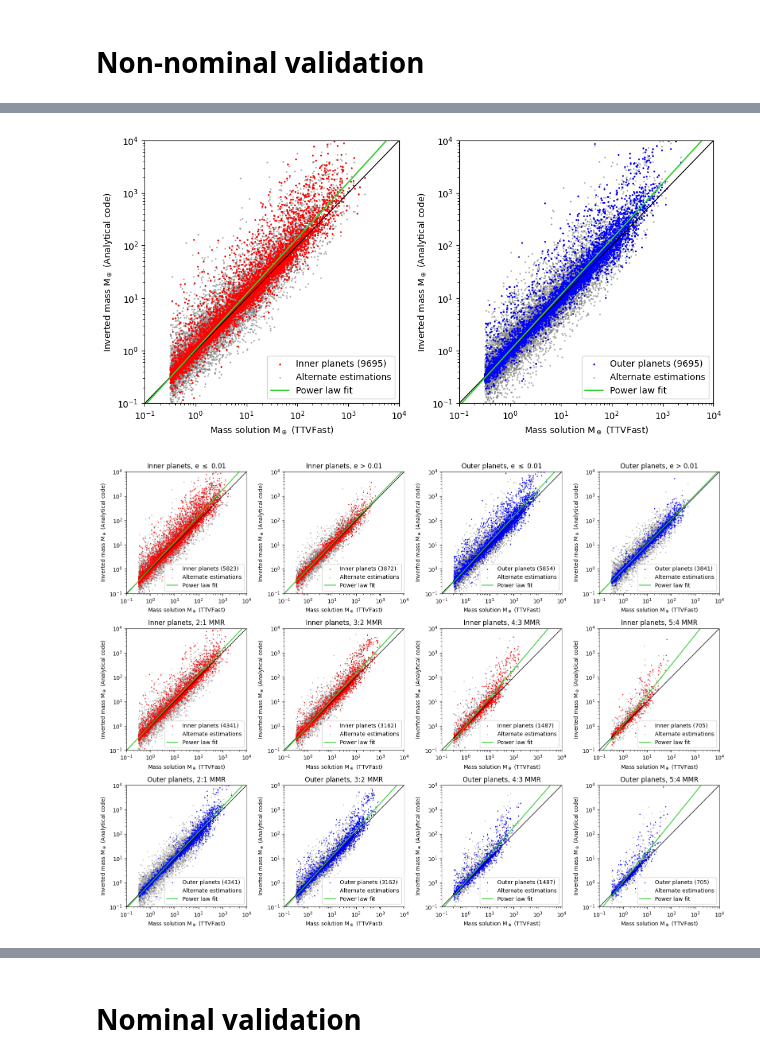
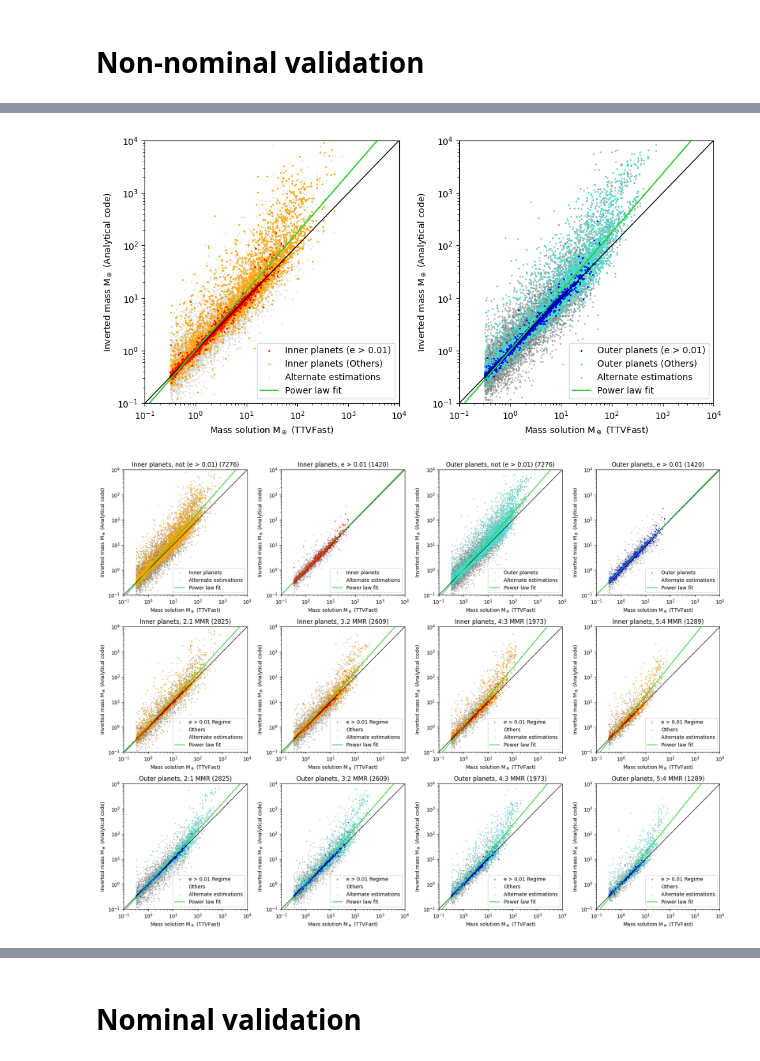
Before and after one commit to chatdanai-s/NATSUME, a Jupyter notebook: validation/1st_order_TTVFast/code_invert.ipynb, the cells around one changed output, grey strips where cells are left out. Cells and saved outputs as stored; diff of their text form; code cells hidden in the pictures.

Commit message:
Check valid regimes for all MMR

```diff
--- a/validation/1st_order_TTVFast/code_invert.ipynb
+++ b/validation/1st_order_TTVFast/code_invert.ipynb
@@ -306,57 +306,75 @@ maxval = 1e+4
 linelim = np.array([minval, maxval])
 scatterCount = len(compare['m1'])
 
+ethres = 0.01
+highe = (compare.e1 > ethres) & (compare.e2 > ethres); lowe = ~highe
+
 # Inner planets
 m1 = compare['m1']
 m1_good = compare['m_calc_in']
 m1_bad = compare['m_bad_in']
 k1, c1 = getLineFit(np.log10(m1_good), np.log10(m1))
 
-ax[0].scatter(m1, m1_good, s=s, color='red', label=f'Inner planets ({scatterCount})', zorder=0)
-ax[0].scatter(m1, m1_bad, s=s, color='grey', label='Alternate estimations', zorder=-1, alpha=0.5)
+ax[0].scatter(m1[highe], m1_good[highe], s=s, color='red', label=f'Inner planets (e > 0.01)', zorder=1)
+ax[0].scatter(m1[lowe], m1_good[lowe], s=s, color='orange', label=f'Inner planets (Others)', zorder=0)
+ax[0].scatter(m1, m1_bad, s=s, color='lightgrey', label='Alternate estimations', zorder=-1, alpha=0.5)
 ax[0].plot(linelim, linelim, color='black', lw=1, zorder=1)
 ax[0].plot(linelim, 10**c1 * linelim**k1, color='limegreen', label=f'Power law fit')
 ax[0].set_xscale('log'); ax[0].set_yscale('log')
 ax[0].set_xlim(minval, maxval); ax[0].set_ylim(minval, maxval)
 ax[0].set_xlabel('Mass solution M$_\oplus$ (TTVFast)')
 ax[0].set_ylabel('Inverted mass M$_\oplus$ (Analytical code)')
 ax[0].legend(loc='lower right')
 
 # Outer planets
 m2 = compare['m2']
 m2_good = compare['m_calc_out']
 m2_bad = compare['m_bad_out']
 k2, c2 = getLineFit(np.log10(m2_good), np.log10(m2))
 
-ax[1].scatter(m2, m2_good, s=s, color='blue', label=f'Outer planets ({scatterCount})', zorder=0)
+ax[1].scatter(m2[highe], m2_good[highe], s=s, color='blue', label=f'Outer planets (e > 0.01)', zorder=1)
+ax[1].scatter(m2[lowe], m2_good[lowe], s=s, color='turquoise', label=f'Outer planets (Others)', zorder=0)
 ax[1].scatter(m2, m2_bad, s=s, color='grey', label='Alternate estimations', zorder=-1, alpha=0.5)
 ax[1].plot(linelim, linelim, color='black', lw=1, zorder=1)
 ax[1].plot(linelim, 10**c2 * linelim**k2, color='limegreen', label=f'Power law fit')
 ax[1].set_xscale('log'); ax[1].set_yscale('log')
 ax[1].set_xlim(minval, maxval); ax[1].set_ylim(minval, maxval)
 ax[1].set_xlabel('Mass solution M$_\oplus$ (TTVFast)')
 ax[1].set_ylabel('Inverted mass M$_\oplus$ (Analytical code)')
 ax[1].legend(loc='lower right')
 
 fig.tight_layout()
 plt.show()
 # %% [output]
-[figure, old version]
+[figure, new version]
 # %%
 # Divide up by eccentricity and MMR
 # Graph compare N-body outputs
-fig, ax = plt.subplots(3, 4, figsize=(16, 12))
+fig, ax = plt.subplots(3, 4, figsize=(16*1.1, 12*1.1))
 
-def plotMassEstimation(posTuple, x, ygood, ybad, color, innerouterStr, mask, regimeName):
+def plotMassEstimation(posTuple, x, ygood, ybad, color, innerouterStr, mask, regimeName, mode='eccentricity'):
     s = 1
     minval = 1e-1
     maxval = 1e+4
     linelim = np.array([minval, maxval])
     scatterCount = len(x[mask])
-
     k, c = getLineFit(np.log10(ygood[mask]), np.log10(x[mask]))
 
-    ax[posTuple].scatter(x[mask], ygood[mask], s=s, color=color, label=f'{innerouterStr} planets ({scatterCount})', zorder=0)
+
+    if mode == 'eccentricity':
+        ax[posTuple].scatter(x[mask], ygood[mask], s=s, color=color, label=f'{innerouterStr} planets', zorder=0)
+    elif mode == 'MMR':
+        ethres = 0.01
+        highe = (compare.e1 > ethres) & (compare.e2 > ethres); lowe = ~highe
+
+        if color == 'red':
+            altcolor = 'orange'
+        elif color == 'blue':
+            altcolor = 'turquoise'
+
+        ax[posTuple].scatter(x[mask & highe], ygood[mask & highe], s=s, color=color, label=f'e > 0.01 Regime', zorder=1)
+        ax[posTuple].scatter(x[mask & lowe], ygood[mask & lowe], s=s, color=altcolor, label=f'Others', zorder=0)
+
     ax[posTuple].scatter(x[mask], ybad[mask], s=s, color='grey', label='Alternate estimations', zorder=-1, alpha=0.5)
     ax[posTuple].plot(linelim, linelim, color='black', lw=1, zorder=1)
     ax[posTuple].plot(linelim, 10**c * linelim**k, color='limegreen', label=f'Power law fit')
@@ -365,39 +383,38 @@ def plotMassEstimation(posTuple, x, ygood, ybad, color, innerouterStr, mask, reg
     ax[posTuple].set_xlabel('Mass solution M$_\oplus$ (TTVFast)')
     ax[posTuple].set_ylabel('Inverted mass M$_\oplus$ (Analytical code)')
     ax[posTuple].legend(loc='lower right')
-    ax[posTuple].set_title(f'{innerouterStr} planets, {regimeName}')
+    ax[posTuple].set_title(f'{innerouterStr} planets, {regimeName} ({scatterCount})')
 
 def plotMassWithRegimes(df):
     # Regime definitions
     ethres = 0.01
-    lowe1 = (compare.e1 <= ethres); highe1 = (compare.e1 > ethres)
-    lowe2 = (compare.e2 <= ethres); highe2 = (compare.e2 > ethres)
+    highe = (compare.e1 > ethres) & (compare.e2 > ethres); lowe = ~highe
     def jmask(n):
         return (compare.j == n)
 
     # Eccentricity
-    plotMassEstimation((0,0), df['m1'], df['m_calc_in'], df['m_bad_in'], 'red', 'Inner', lowe1, 'e $\leq$ 0.01')
-    plotMassEstimation((0,1), df['m1'], df['m_calc_in'], df['m_bad_in'], 'red', 'Inner', highe1, 'e > 0.01')
-    plotMassEstimation((0,2), df['m2'], df['m_calc_out'], df['m_bad_out'], 'blue', 'Outer', lowe2, 'e $\leq$ 0.01')
-    plotMassEstimation((0,3), df['m2'], df['m_calc_out'], df['m_bad_out'], 'blue', 'Outer', highe2, 'e > 0.01')
+    plotMassEstimation((0,0), df['m1'], df['m_calc_in'], df['m_bad_in'], 'orange', 'Inner', lowe, 'not (e > 0.01)')
+    plotMassEstimation((0,1), df['m1'], df['m_calc_in'], df['m_bad_in'], 'red', 'Inner', highe, 'e > 0.01')
+    plotMassEstimation((0,2), df['m2'], df['m_calc_out'], df['m_bad_out'], 'turquoise', 'Outer', lowe, 'not (e > 0.01)')
+    plotMassEstimation((0,3), df['m2'], df['m_calc_out'], df['m_bad_out'], 'blue', 'Outer', highe, 'e > 0.01')
 
     # MMR
-    plotMassEstimation((1,0), df['m1'], df['m_calc_in'], df['m_bad_in'], 'red', 'Inner', jmask(2), '2:1 MMR')
-    plotMassEstimation((1,1), df['m1'], df['m_calc_in'], df['m_bad_in'], 'red', 'Inner', jmask(3), '3:2 MMR')
-    plotMassEstimation((1,2), df['m1'], df['m_calc_in'], df['m_bad_in'], 'red', 'Inner', jmask(4), '4:3 MMR')
-    plotMassEstimation((1,3), df['m1'], df['m_calc_in'], df['m_bad_in'], 'red', 'Inner', jmask(5), '5:4 MMR')
+    plotMassEstimation((1,0), df['m1'], df['m_calc_in'], df['m_bad_in'], 'red', 'Inner', jmask(2), '2:1 MMR', mode='MMR')
+    plotMassEstimation((1,1), df['m1'], df['m_calc_in'], df['m_bad_in'], 'red', 'Inner', jmask(3), '3:2 MMR', mode='MMR')
+    plotMassEstimation((1,2), df['m1'], df['m_calc_in'], df['m_bad_in'], 'red', 'Inner', jmask(4), '4:3 MMR', mode='MMR')
+    plotMassEstimation((1,3), df['m1'], df['m_calc_in'], df['m_bad_in'], 'red', 'Inner', jmask(5), '5:4 MMR', mode='MMR')
 
-    plotMassEstimation((2,0), df['m2'], df['m_calc_out'], df['m_bad_out'], 'blue', 'Outer', jmask(2), '2:1 MMR')
-    plotMassEstimation((2,1), df['m2'], df['m_calc_out'], df['m_bad_out'], 'blue', 'Outer', jmask(3), '3:2 MMR')
-    plotMassEstimation((2,2), df['m2'], df['m_calc_out'], df['m_bad_out'], 'blue', 'Outer', jmask(4), '4:3 MMR')
-    plotMassEstimation((2,3), df['m2'], df['m_calc_out'], df['m_bad_out'], 'blue', 'Outer', jmask(5), '5:4 MMR')
+    plotMassEstimation((2,0), df['m2'], df['m_calc_out'], df['m_bad_out'], 'blue', 'Outer', jmask(2), '2:1 MMR', mode='MMR')
+    plotMassEstimation((2,1), df['m2'], df['m_calc_out'], df['m_bad_out'], 'blue', 'Outer', jmask(3), '3:2 MMR', mode='MMR')
+    plotMassEstimation((2,2), df['m2'], df['m_calc_out'], df['m_bad_out'], 'blue', 'Outer', jmask(4), '4:3 MMR', mode='MMR')
+    plotMassEstimation((2,3), df['m2'], df['m_calc_out'], df['m_bad_out'], 'blue', 'Outer', jmask(5), '5:4 MMR', mode='MMR')
 
 plotMassWithRegimes(compare)
 
 fig.tight_layout()
 plt.show()
 # %% [output]
-[figure, old version]
+[figure, new version]
 # %%
 # Relative bias and average error
 err1, err2, med1, med2, gstd1, gstd2 = returnMetrics(compare, mask='all')
```
Also changed, not shown: parts of 14 cells of this notebook, 11 other files.
